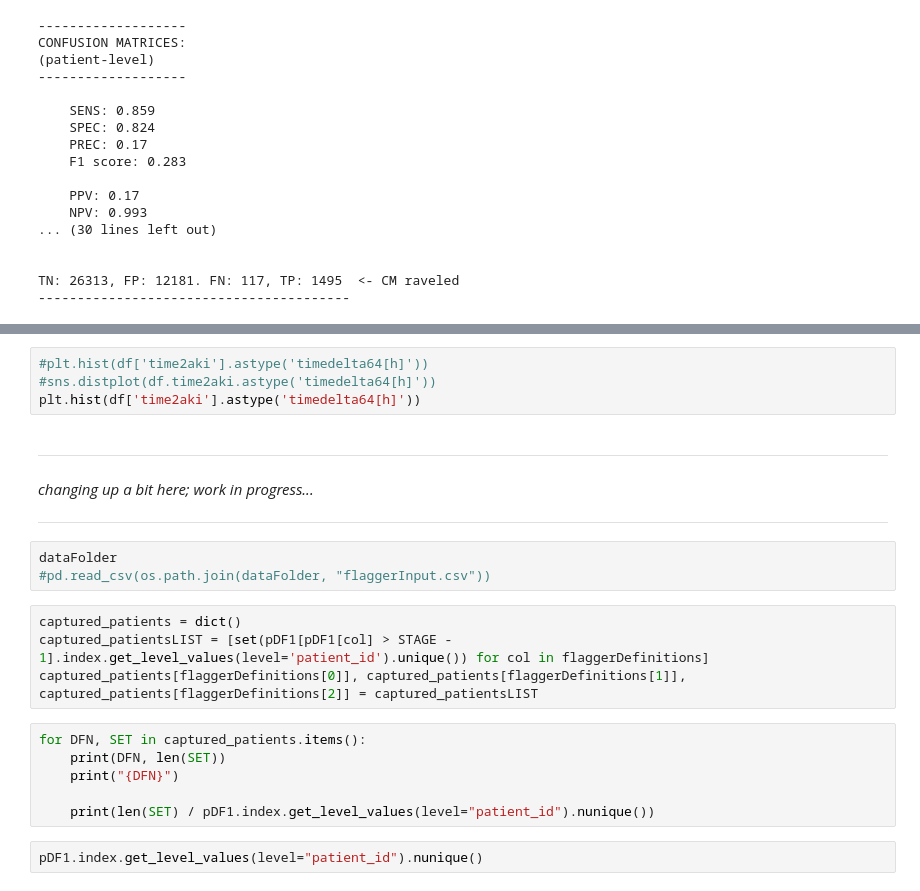
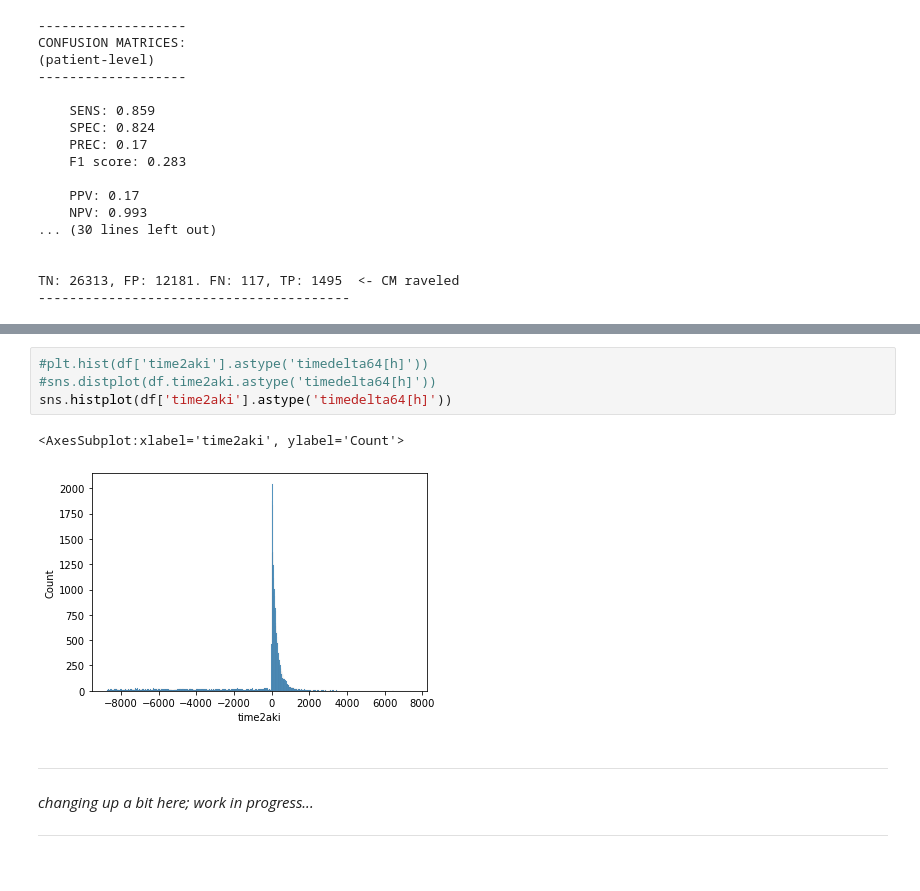
Before and after one commit to isaranwrap/StandardizingAKI, a Jupyter notebook: notebooks/Results.ipynb, the cells around one changed output, grey strips where cells are left out. Saved outputs shown, nothing was run; the diff lists cells and outputs as text.

```diff
--- a/notebooks/Results.ipynb
+++ b/notebooks/Results.ipynb
@@ -397,25 +359,13 @@ plt.hist(df['time2aki'].astype('timedelta64[h]'))
 # %%
 #plt.hist(df['time2aki'].astype('timedelta64[h]'))
 #sns.distplot(df.time2aki.astype('timedelta64[h]'))
-plt.hist(df['time2aki'].astype('timedelta64[h]'))
+sns.histplot(df['time2aki'].astype('timedelta64[h]'))
+# %% [output]
+<AxesSubplot:xlabel='time2aki', ylabel='Count'>
+[figure, added]
 # %% [markdown]
 ---
 
 *changing up a bit here; work in progress...*
 
 ---
-# %%
-dataFolder
-#pd.read_csv(os.path.join(dataFolder, "flaggerInput.csv"))
-# %%
-captured_patients = dict()
-captured_patientsLIST = [set(pDF1[pDF1[col] > STAGE - 1].index.get_level_values(level='patient_id').unique()) for col in flaggerDefinitions]
-captured_patients[flaggerDefinitions[0]], captured_patients[flaggerDefinitions[1]], captured_patients[flaggerDefinitions[2]] = captured_patientsLIST
-# %%
-for DFN, SET in captured_patients.items():
-    print(DFN, len(SET))
-    print("{DFN}")
-
-    print(len(SET) / pDF1.index.get_level_values(level="patient_id").nunique())
-# %%
-pDF1.index.get_level_values(level="patient_id").nunique()
```
Also changed, not shown: parts of 32 cells of this notebook, 5 other files.
